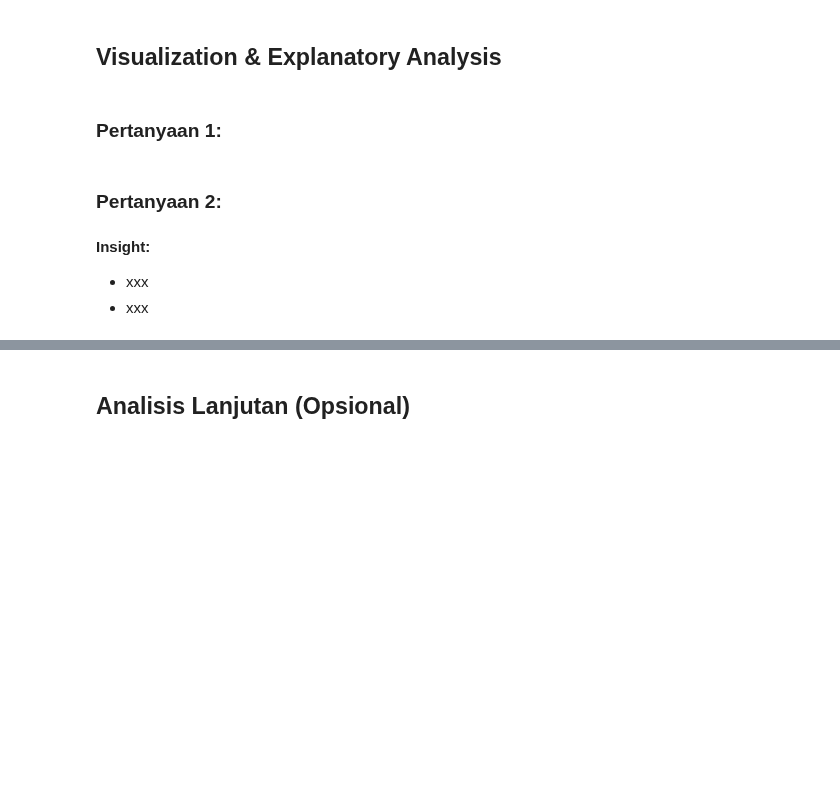
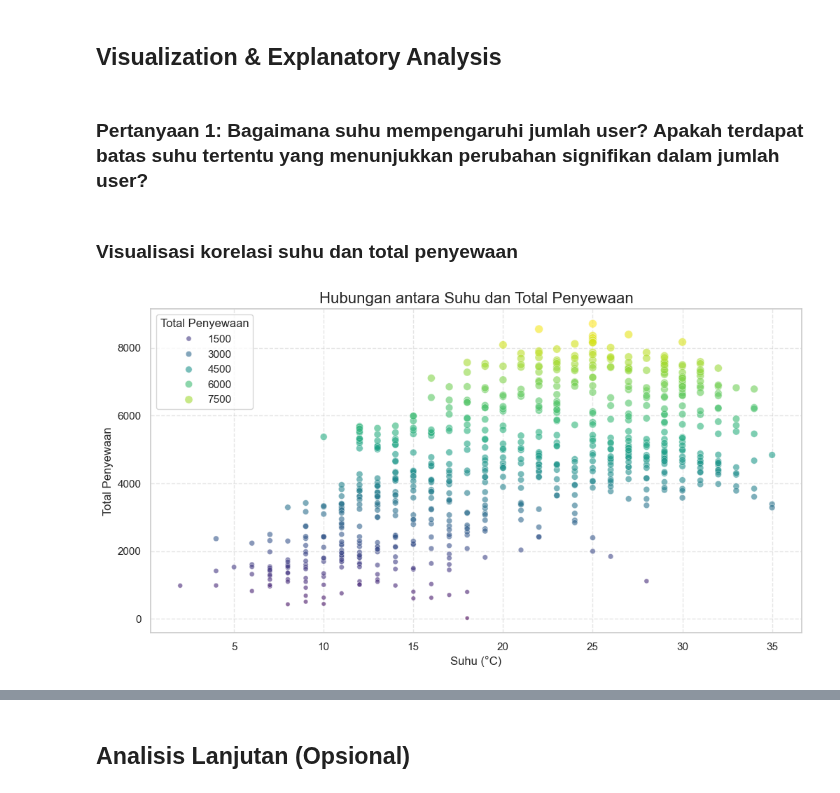
Before and after one commit to richalfajril/proyek-bike-sharing-dataset, a Jupyter notebook: notebook.ipynb, the cells around one changed output, grey strips where cells are left out. Drawn from its saved outputs; the diff is of its cells as text; code cells hidden in the pictures; blank space fills up the shorter version.

```diff
--- a/notebook.ipynb
+++ b/notebook.ipynb
@@ -555,11 +670,23 @@ day_df.to_csv('cleaned_day_data.csv', index=False)
 - xxx
 # %% [markdown]
 ## Visualization & Explanatory Analysis
-# %% [markdown]
-### Pertanyaan 1:
-# %% [markdown]
-### Pertanyaan 2:
-# %% [markdown]
-**Insight:**
-- xxx
-- xxx
+# %% [markdown]
+### Pertanyaan 1: Bagaimana suhu mempengaruhi jumlah user? Apakah terdapat batas suhu tertentu yang menunjukkan perubahan signifikan dalam jumlah user?
+# %% [markdown]
+### Visualisasi korelasi suhu dan total penyewaan
+# %%
+plt.figure(figsize=(12, 6))
+sns.scatterplot(x=day_df['suhu'], y=day_df['total'],
+                hue='total',
+                size='total',
+                palette='viridis',
+                alpha=0.6,
+                data=day_df)
+plt.title('Hubungan antara Suhu dan Total Penyewaan', fontsize=16)
+plt.xlabel('Suhu (°C)', fontsize=12)
+plt.ylabel('Total Penyewaan', fontsize=12)
+plt.legend(title='Total Penyewaan')
+plt.grid(True, linestyle='--', alpha=0.5)
+plt.show()
+# %% [output]
+[figure, added]
```
Also changed, not shown: parts of 39 cells of this notebook, 4 other files.
